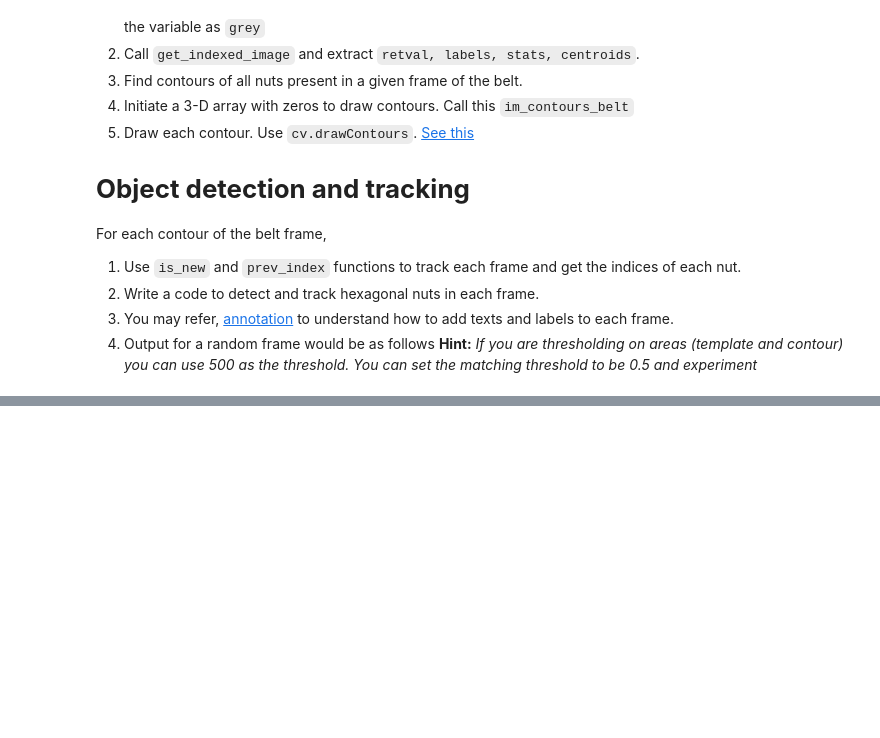
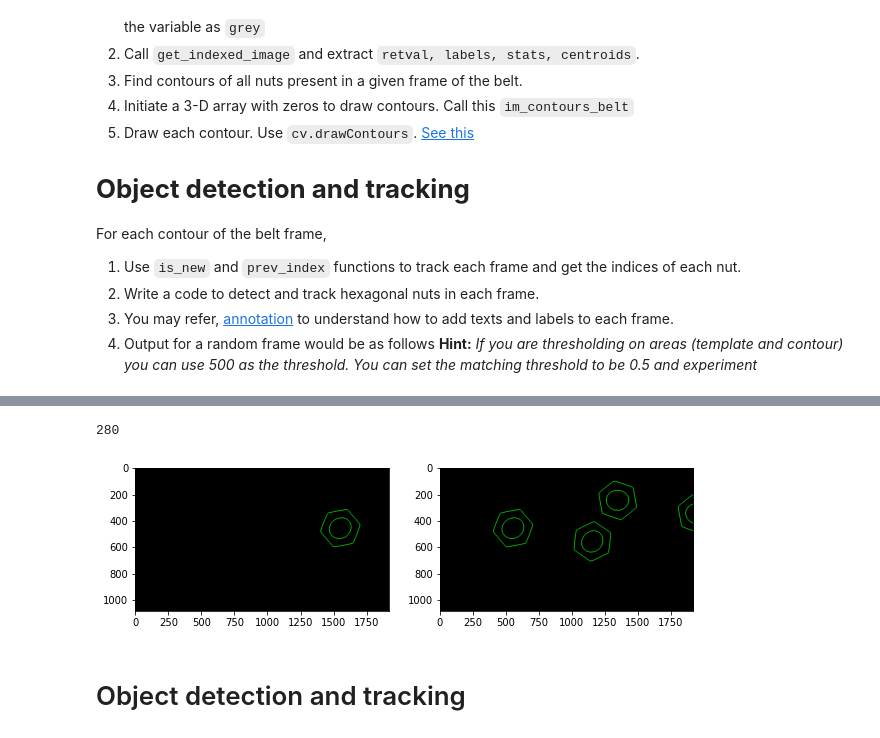
Before and after one commit to pahanmendis/EN2550, a Jupyter notebook: EN2550_2021_Object_Counting_on_a_Convey_Belt.ipynb, the cells around one changed output, grey strips where cells are left out. Saved outputs shown, nothing was run; the diff lists cells and outputs as text; code cells hidden in the pictures; blank space fills up the shorter version.

```diff
--- a/EN2550_2021_Object_Counting_on_a_Convey_Belt.ipynb
+++ b/EN2550_2021_Object_Counting_on_a_Convey_Belt.ipynb
@@ -259,0 +293,26 @@ AttributeError: ignored
+# %%
+#step3
+contourArray=[]
+for eachImage in frameArray:
+
+
+  th, img = cv.threshold(eachImage,0,255,cv.THRESH_BINARY_INV+cv.THRESH_OTSU)
+  kernel = np.ones((3,3),np.uint8)
+  closing_img = cv.morphologyEx(img, cv.MORPH_CLOSE, kernel)
+  contours_img, hierarchy_img = cv.findContours(closing_img, cv.RETR_TREE, cv.CHAIN_APPROX_SIMPLE)
+  # Visualizing contours
+  im_contours_belt = np.zeros((eachImage.shape[0],eachImage.shape[1],3), np.uint8)
+  conts = cv.drawContours(im_contours_belt, contours_img, -1, (0,255,0), 3).astype('uint8')
+  contourArray.append(conts)
+# %%
+#testing
+print(len(contourArray))
+fig, ax = plt. subplots(1,2,figsize=(10,10))
+ax[0].imshow(contourArray[0], cmap='gray')
+ax[1].imshow(contourArray[100], cmap='gray')
+plt.show()
+# %% [output]
+280
+[figure, added]
+# %% [markdown]
+# Object detection and tracking
```
Also changed, not shown: parts of 4 cells of this notebook.
